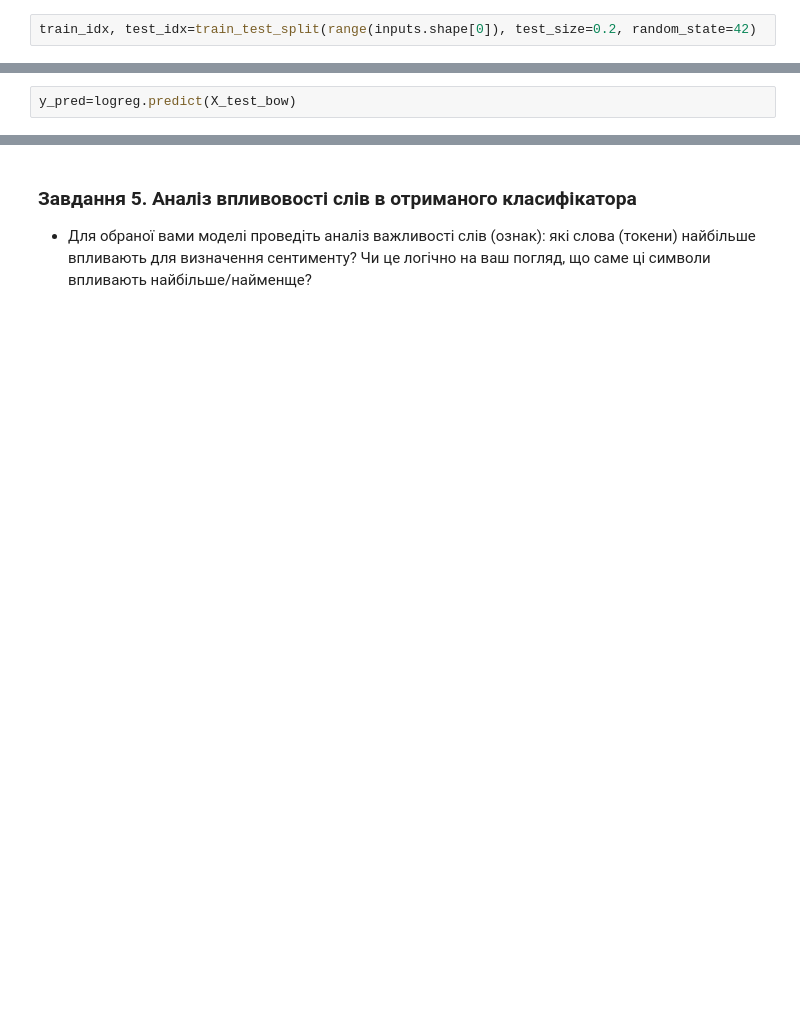
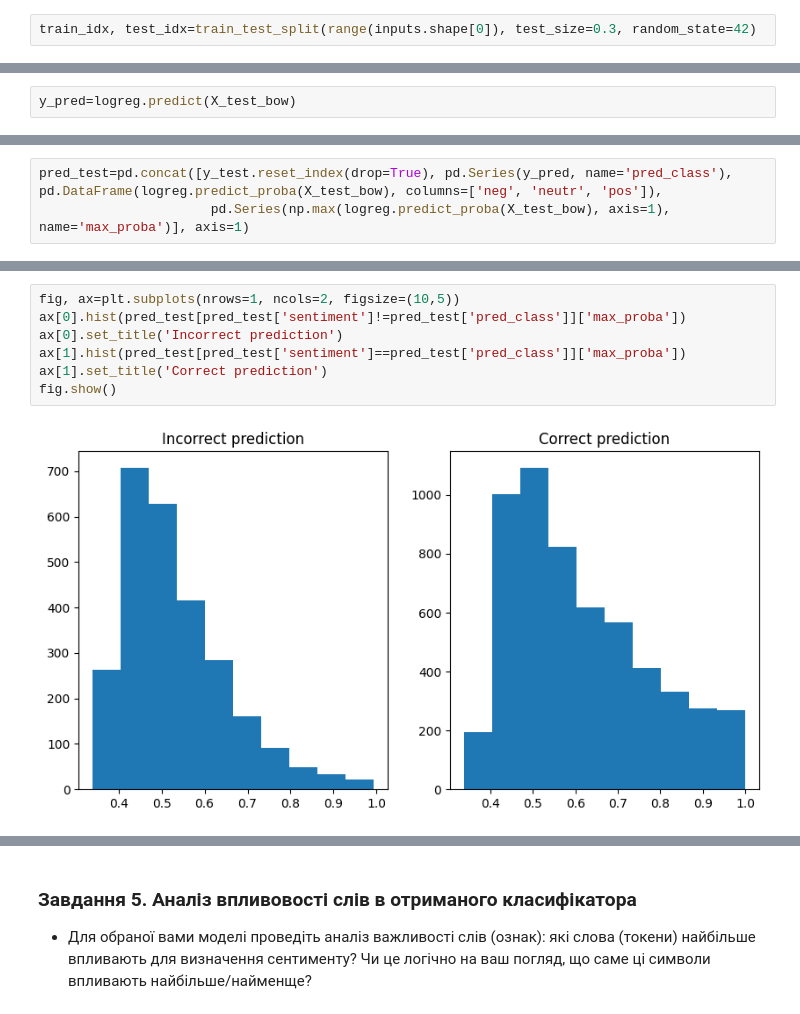
Before and after one commit to Daria-Lytvynenko/ML_course, a Jupyter notebook: HW_NLP_Classification.ipynb, the cells around one changed output, grey strips where cells are left out. Saved outputs shown, nothing was run; the diff lists cells and outputs as text; blank space fills up the shorter version.

```diff
--- a/HW_NLP_Classification.ipynb
+++ b/HW_NLP_Classification.ipynb
@@ -201,7 +205,7 @@ df.head(20)
 | 18 | af3fed7fc3 | is back home now gonna miss every... | onna | negative |
 | 19 | 40e7becabf | Hes just not that into you | Hes just not that into you | neutral |
 # %%
-train_idx, test_idx=train_test_split(range(inputs.shape[0]), test_size=0.2, random_state=42)
+train_idx, test_idx=train_test_split(range(inputs.shape[0]), test_size=0.3, random_state=42)
 # %%
 X_train_bow=inputs[train_idx]
 X_test_bow=inputs[test_idx]
@@ -291,0 +277,3 @@ plt.hist(y_pred_proba, bins=20);
+# %%
+pred_test=pd.concat([y_test.reset_index(drop=True), pd.Series(y_pred, name='pred_class'), pd.DataFrame(logreg.predict_proba(X_test_bow), columns=['neg', 'neutr', 'pos']),
+                      pd.Series(np.max(logreg.predict_proba(X_test_bow), axis=1), name='max_proba')], axis=1)
@@ -291,0 +296,9 @@ plt.hist(y_pred_proba, bins=20);
+# %%
+fig, ax=plt.subplots(nrows=1, ncols=2, figsize=(10,5))
+ax[0].hist(pred_test[pred_test['sentiment']!=pred_test['pred_class']]['max_proba'])
+ax[0].set_title('Incorrect prediction')
+ax[1].hist(pred_test[pred_test['sentiment']==pred_test['pred_class']]['max_proba'])
+ax[1].set_title('Correct prediction')
+fig.show()
+# %% [output]
+[figure, added]
```
Also changed, not shown: parts of 32 cells of this notebook.
